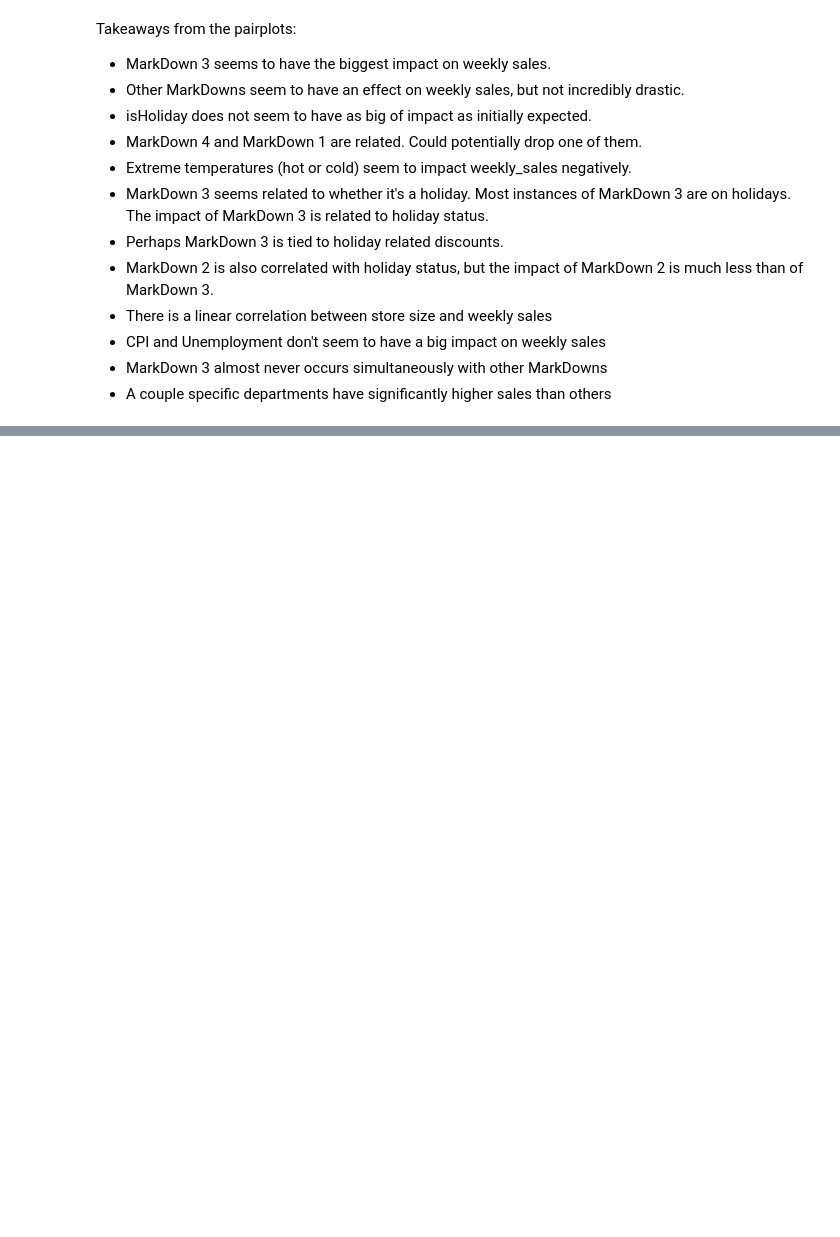
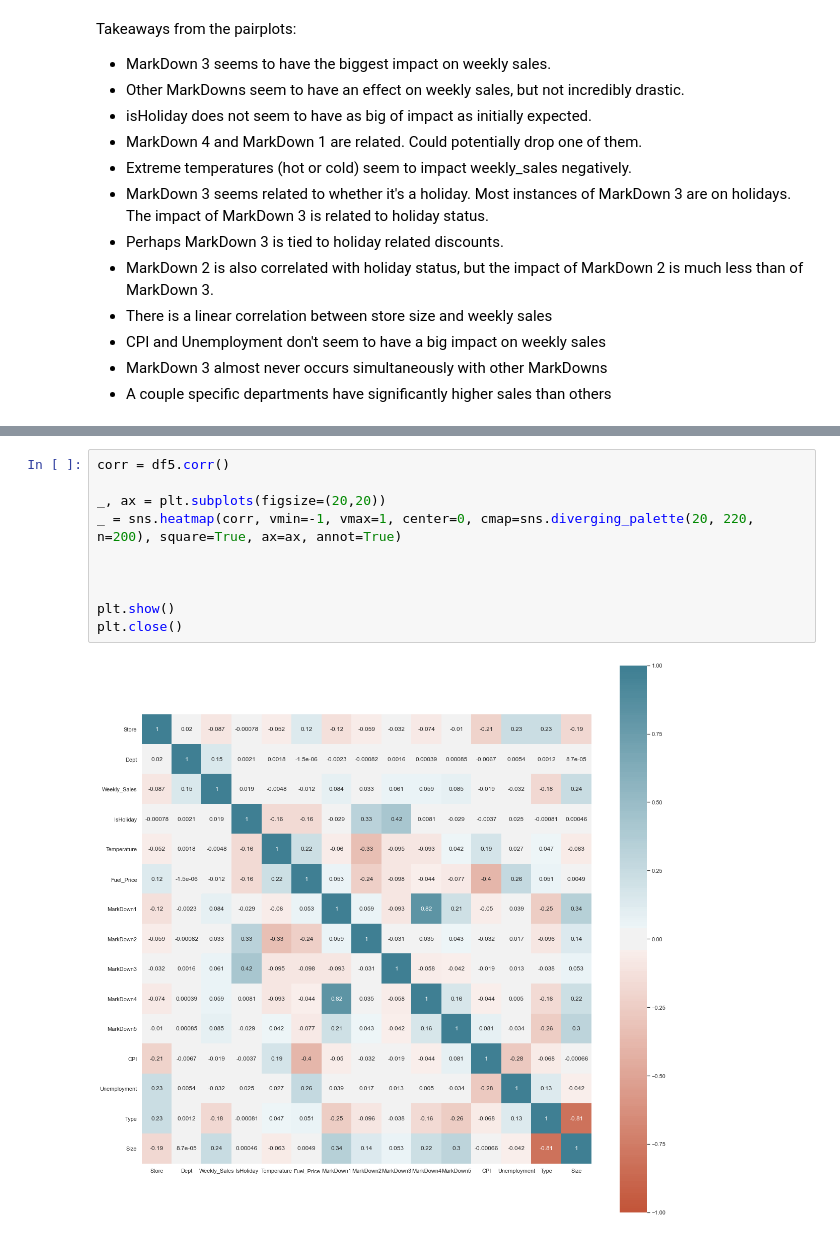
Before and after one commit to Dylan-C-Neal/capstone1-retail_forecasting, a Jupyter notebook: notebooks/C1S2-retail_forecasting.ipynb, the cells around one changed output, grey strips where cells are left out. Drawn from its saved outputs; the diff is of its cells as text; blank space fills up the shorter version.

```diff
--- a/notebooks/C1S2-retail_forecasting.ipynb
+++ b/notebooks/C1S2-retail_forecasting.ipynb
@@ -107,0 +128,12 @@ plt.close()
+# %%
+corr = df5.corr()
+
+_, ax = plt.subplots(figsize=(20,20))
+_ = sns.heatmap(corr, vmin=-1, vmax=1, center=0, cmap=sns.diverging_palette(20, 220, n=200), square=True, ax=ax, annot=True)
+
+
+
+plt.show()
+plt.close()
+# %% [output]
+[figure, added]
```
Also changed, not shown: parts of 8 cells of this notebook.
